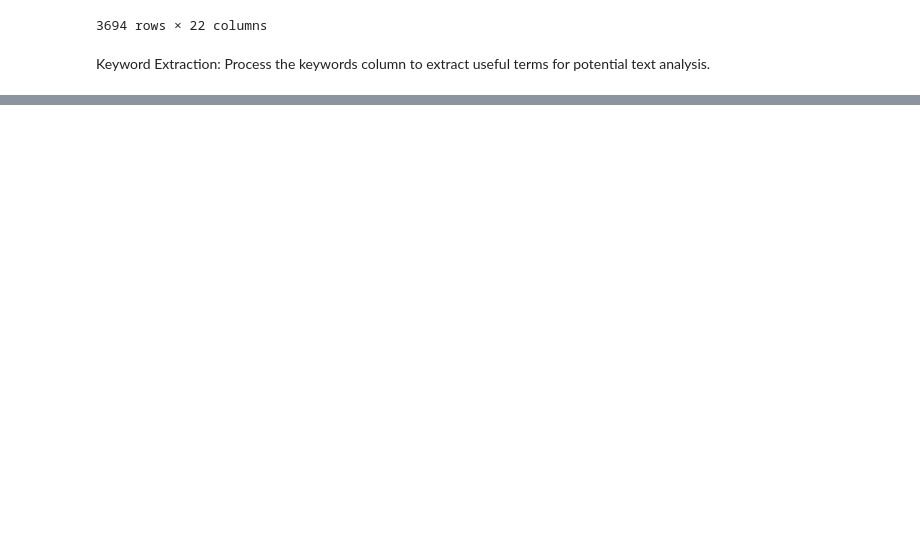
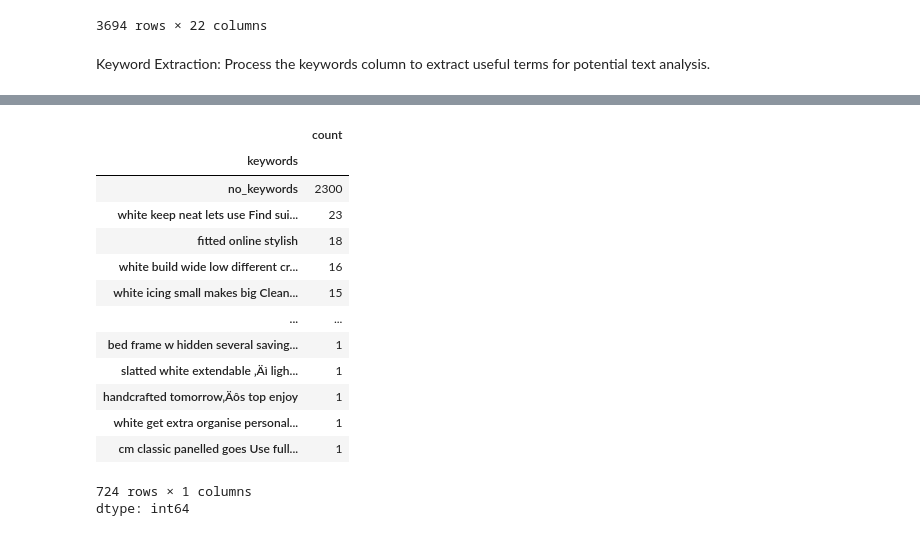
Before and after one commit to Sevinj-joy/Matplotlib_examples, a Jupyter notebook: IKEA/ikea_analysis.ipynb, the cells around one changed output, grey strips where cells are left out. Saved outputs shown, nothing was run; the diff lists cells and outputs as text; code cells hidden in the pictures; blank space fills up the shorter version.

```diff
--- a/IKEA/ikea_analysis.ipynb
+++ b/IKEA/ikea_analysis.ipynb
@@ -794,7 +710,0 @@ categorical_features = ['category', 'designer', 'other_colors', 'current_status'
-# %%
-from sklearn.preprocessing import LabelEncoder
-label_encoder = LabelEncoder()
-
-data['category'] = label_encoder.fit_transform(data['category'])
-data['designer'] = label_encoder.fit_transform(data['designer'])
-data['other_colors'] = label_encoder.fit_transform(data['other_colors'])
@@ -813,10 +710,0 @@ plt.show()
-# %%
-from sklearn.feature_extraction.text import CountVectorizer
-
-vectorizer = CountVectorizer(stop_words='english')
-
-data['combined_description'] = data['short_description'] + " " + data['product_description']
-
-X_bow = vectorizer.fit_transform(data['combined_description'])
-
-print(X_bow.toarray())
@@ -1521,0 +757,18 @@ print(f"Confusion Matrix:\n{conf_matrix}")
+# %%
+data['keywords'].value_counts()
+# %% [output]
+|  | count |
+| keywords |  |
+| no_keywords | 2300 |
+| white keep neat lets use Find sui... | 23 |
+| fitted online stylish | 18 |
+| white build wide low different cr... | 16 |
+| white icing small makes big Clean... | 15 |
+| ... | ... |
+| bed frame w hidden several saving... | 1 |
+| slatted white extendable ‚Äì ligh... | 1 |
+| handcrafted tomorrow‚Äôs top enjoy | 1 |
+| white get extra organise personal... | 1 |
+| cm classic panelled goes Use full... | 1 |
+724 rows × 1 columns
+dtype: int64
```
Also changed, not shown: parts of 89 cells of this notebook.
